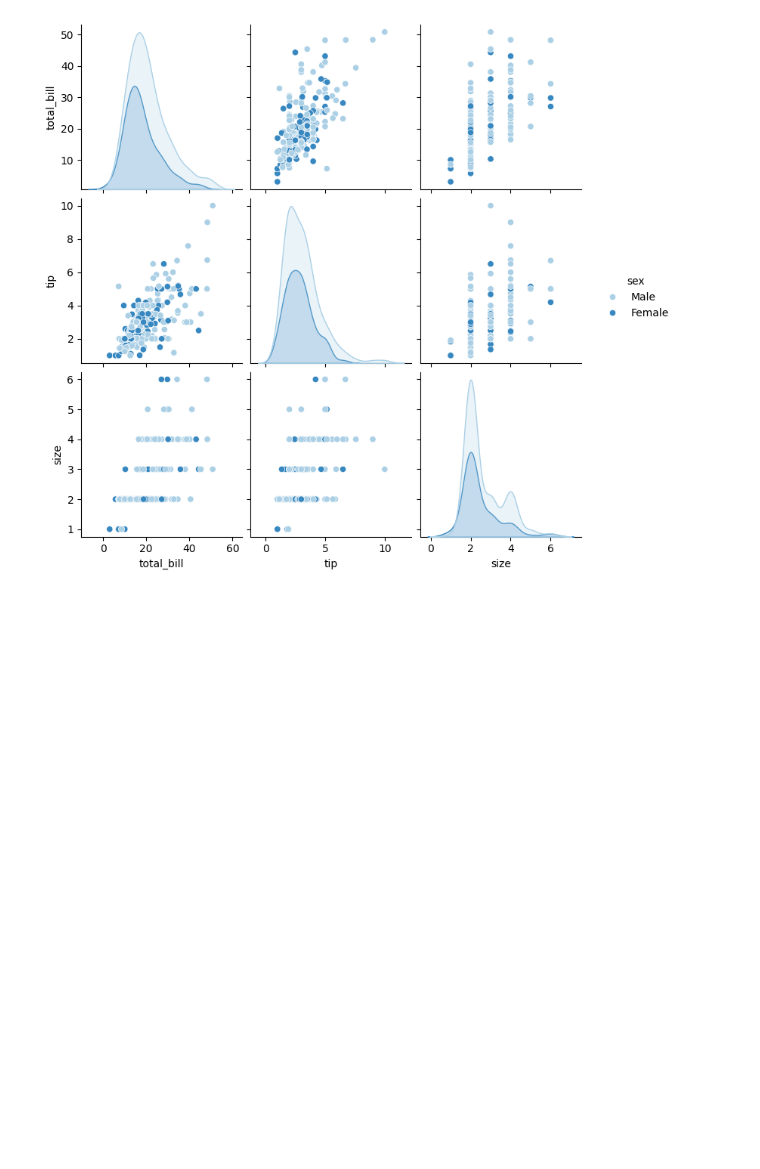
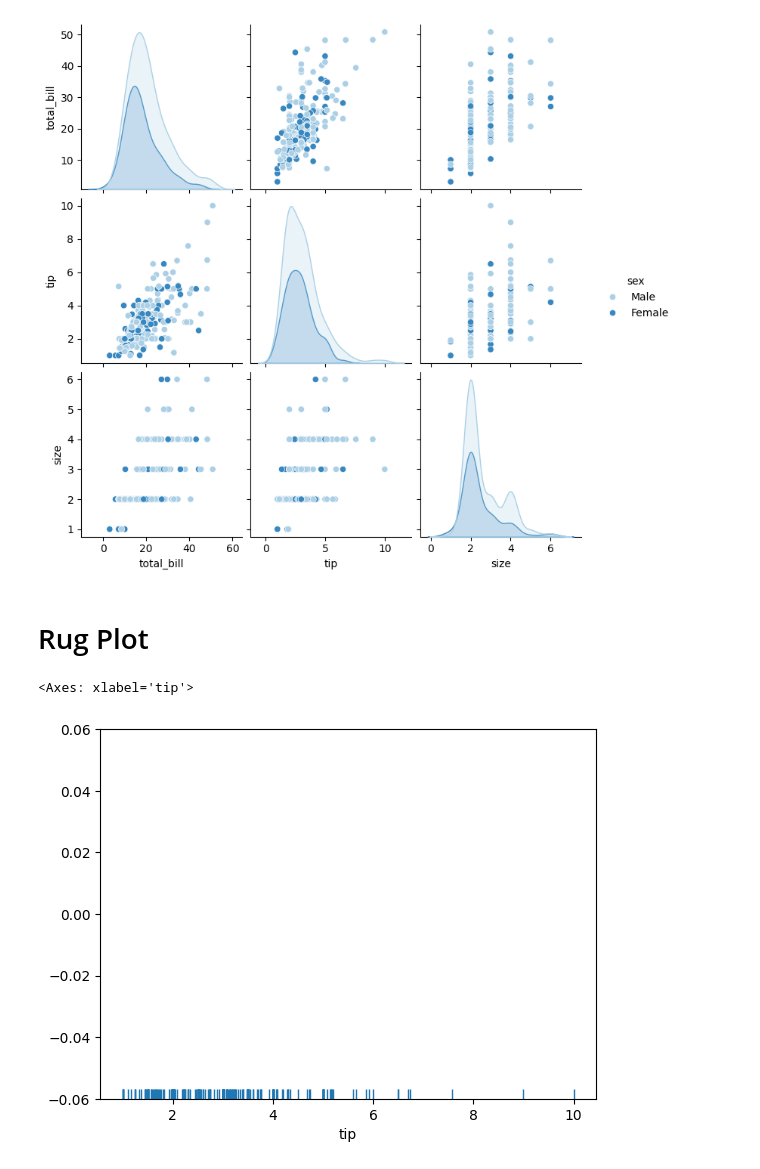
Before and after one commit to BalaSaiKoundinya5/Python-Seaborn-Library-Practice, a Jupyter notebook: Python Seaborn Library.ipynb, the cells around one changed output. Cells and saved outputs as stored; diff of their text form; code cells hidden in the pictures; blank space fills up the shorter version.

```diff
--- a/Python Seaborn Library.ipynb
+++ b/Python Seaborn Library.ipynb
@@ -99,3 +99,10 @@ sns.pairplot(tips_df,hue='sex',palette='Blues')
 # %% [output]
 <seaborn.axisgrid.PairGrid at 0x...>
 [figure]
+# %% [markdown]
+# Rug Plot
+# %%
+sns.rugplot(tips_df['tip'])
+# %% [output]
+<Axes: xlabel='tip'>
+[figure, added]
```
Also changed, not shown: parts of 1 cell of this notebook.
